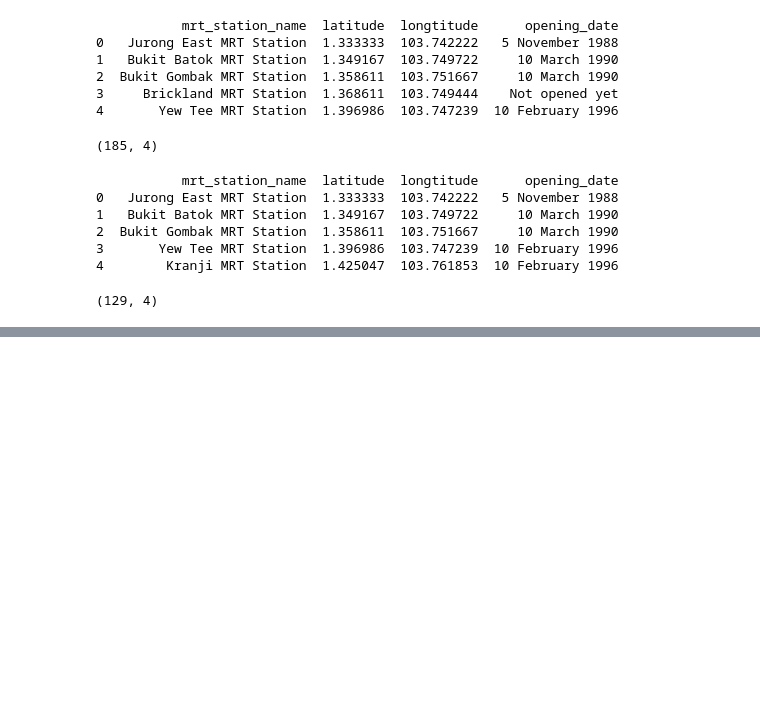
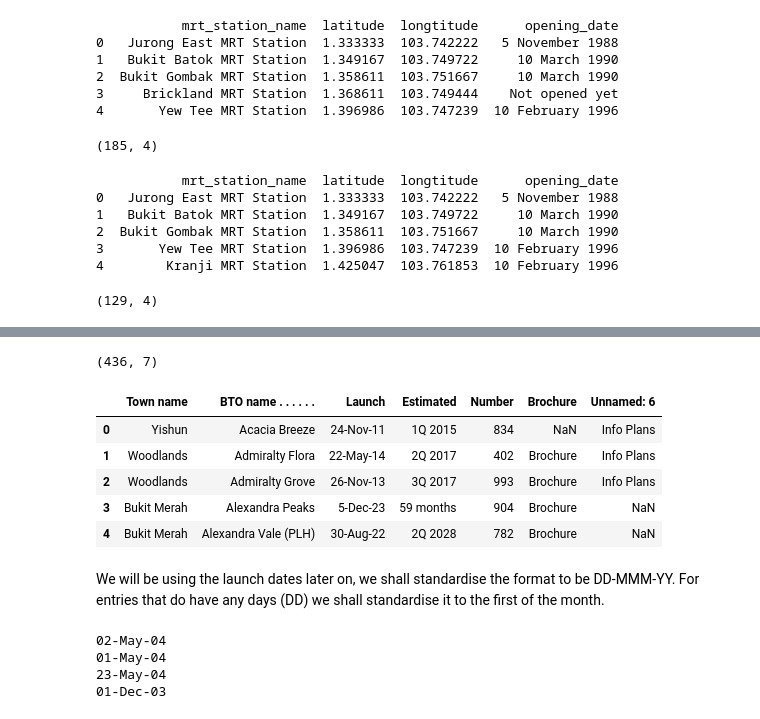
Before and after one commit to pnghaanh/Housing-Price-Time-Series-Forecasting, a Jupyter notebook: src/data_cleaning.ipynb, the cells around one changed output, grey strips where cells are left out. Saved outputs shown, nothing was run; the diff lists cells and outputs as text; code cells hidden in the pictures; blank space fills up the shorter version.

```diff
--- a/src/data_cleaning.ipynb
+++ b/src/data_cleaning.ipynb
@@ -172,0 +198,47 @@ mrt_stations.to_csv('../data/modified/mrt_stations_opened.csv', index=False)
+# %%
+# drop the first 2 rows
+bto_supply = bto_supply.iloc[2:]
+# also drop any rows that do not have values for Launch, Estimated and Number
+bto_supply = bto_supply.dropna(subset=['Launch', 'Estimated', 'Number']).reset_index(drop=True)
+print(bto_supply.shape)
+bto_supply.head()
+# %% [output]
+(436, 7)
+|  | Town name | BTO name . . . . . . | Launch | Estimated | Number | Brochure | Unnamed: 6 |
+| 0 | Yishun | Acacia Breeze | 24-Nov-11 | 1Q 2015 | 834 | NaN | Info Plans |
+| 1 | Woodlands | Admiralty Flora | 22-May-14 | 2Q 2017 | 402 | Brochure | Info Plans |
+| 2 | Woodlands | Admiralty Grove | 26-Nov-13 | 3Q 2017 | 993 | Brochure | Info Plans |
+| 3 | Bukit Merah | Alexandra Peaks | 5-Dec-23 | 59 months | 904 | Brochure | NaN |
+| 4 | Bukit Merah | Alexandra Vale (PLH) | 30-Aug-22 | 2Q 2028 | 782 | Brochure | NaN |
+# %% [markdown]
+We will be using the launch dates later on, we shall standardise the format to be DD-MMM-YY. For entries that do have any days (DD) we shall standardise it to the first of the month.
+# %%
+# convert the launch column to the format DD-MMM-YY
+def convert_launch_date(launch_date):
+    launch_date = launch_date.split('-')
+    # print(launch_date)
+    if len(launch_date) == 1: # to handle dates like Dec 2004
+        launch_date = launch_date[0].split('\xa0')
+        month = launch_date[0]
+        year = launch_date[1][2:]
+        launch_date = '01-' + month + '-' + year
+    elif len(launch_date) == 2:
+        launch_date = '01-' + launch_date[0] + '-' + launch_date[1]
+    else:
+        day = launch_date[0]
+        month = launch_date[1]
+        year = launch_date[2]
+        if len(day) == 1:
+            day = '0' + day
+        launch_date = day + '-' + month + '-' + year
+    return launch_date
+
+print(convert_launch_date('2-May-04'))
+print(convert_launch_date('May-04'))
+print(convert_launch_date('23-May-04'))
+print(convert_launch_date('Dec 2003'))
+# %% [output]
+02-May-04
+01-May-04
+23-May-04
+01-Dec-03
```
Also changed, not shown: parts of 5 cells of this notebook, 1 other file.
